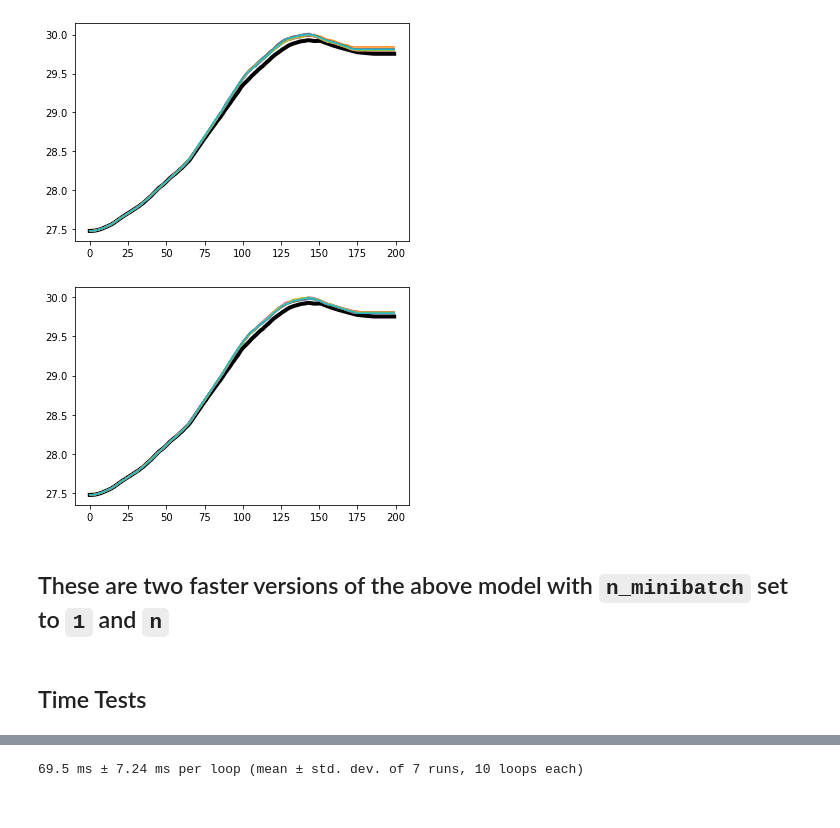
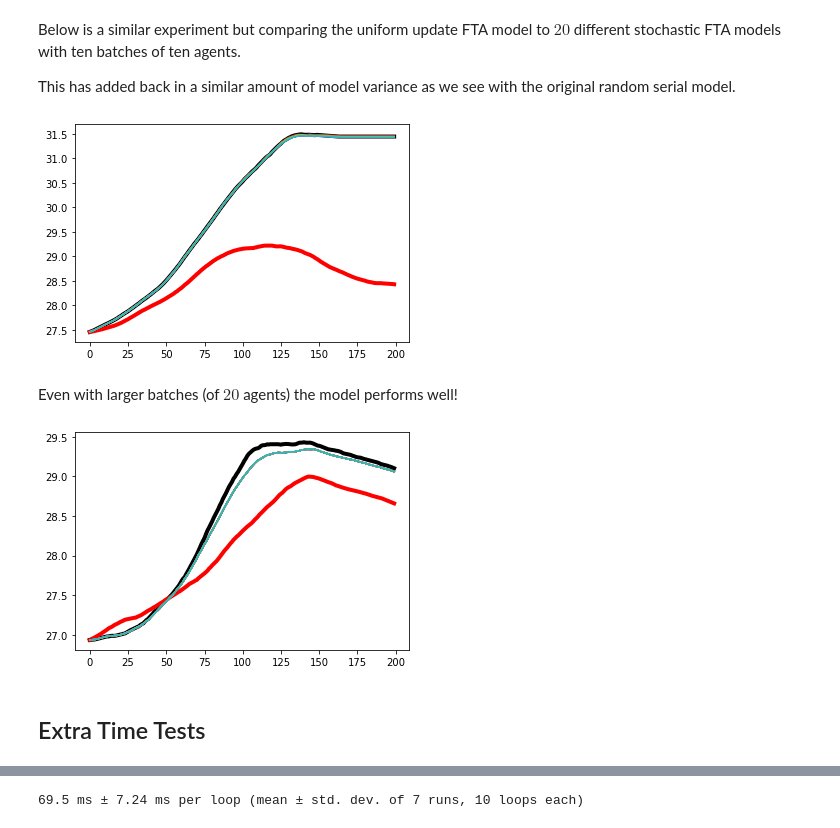
Before and after one commit to Adam-Sedlak-Brookings/FTA-model-language-comparison, a Jupyter notebook: Python (Numpy)/Numpy FTA model.ipynb, the cells around one changed output, grey strips where cells are left out. Cells and saved outputs as stored; diff of their text form; code cells hidden in the pictures.

```diff
--- a/Python (Numpy)/Numpy FTA model.ipynb
+++ b/Python (Numpy)/Numpy FTA model.ipynb
@@ -67,16 +232,24 @@ for i in range(20):
+# %% [markdown]
+Below is a similar experiment but comparing the uniform update FTA model to $20$ different stochastic FTA models with ten batches of ten agents.
+
+This has added back in a similar amount of model variance as we see with the original random serial model.
 # %%
-plt.plot(run_model(ticks=200, seed_bmi=seed, seed_graph=seed), color="black", lw=4)
+seed=42
+plt.plot(run_model_stocastic(ticks=200, seed_bmi=seed, seed_graph=seed), color="black", lw=4)
+plt.plot(run_model_gd(ticks=200, seed_bmi=seed, seed_graph=seed), color="red", lw=4)
 
 for i in range(20):
     plt.plot(run_model(ticks=200, seed_bmi=seed, seed_graph=seed, n_minibatch=10))
 # %% [output]
-[figure, old version]
+[figure, new version]
+# %% [markdown]
+Even with larger batches (of $20$ agents) the model performs well!
 # %%
-plt.plot(run_model(ticks=200, seed_bmi=seed, seed_graph=seed), color="black", lw=4)
+seed=87539319
+plt.plot(run_model_stocastic(ticks=200, seed_bmi=seed, seed_graph=seed), color="black", lw=4)
+plt.plot(run_model_gd(ticks=200, seed_bmi=seed, seed_graph=seed), color="red", lw=4)
 
 for i in range(20):
-    plt.plot(run_model(ticks=200, seed_bmi=seed, seed_graph=seed, n_minibatch=5))
+    plt.plot(run_model(ticks=200, seed_bmi=seed, seed_graph=seed, n_minibatch=1))
 # %% [output]
-[figure, old version]
+[figure, new version]
-# %% [markdown]
-## These are two faster versions of the above model with `n_minibatch` set to `1` and `n`
@@ -172,2 +256,2 @@ def run_model_stocastic(ticks=200, n=100, rewire_prob=0.1, radius=0.1, alpha=3,
 # %% [markdown]
-## Time Tests
+## Extra Time Tests
```
Also changed, not shown: parts of 12 cells of this notebook.
